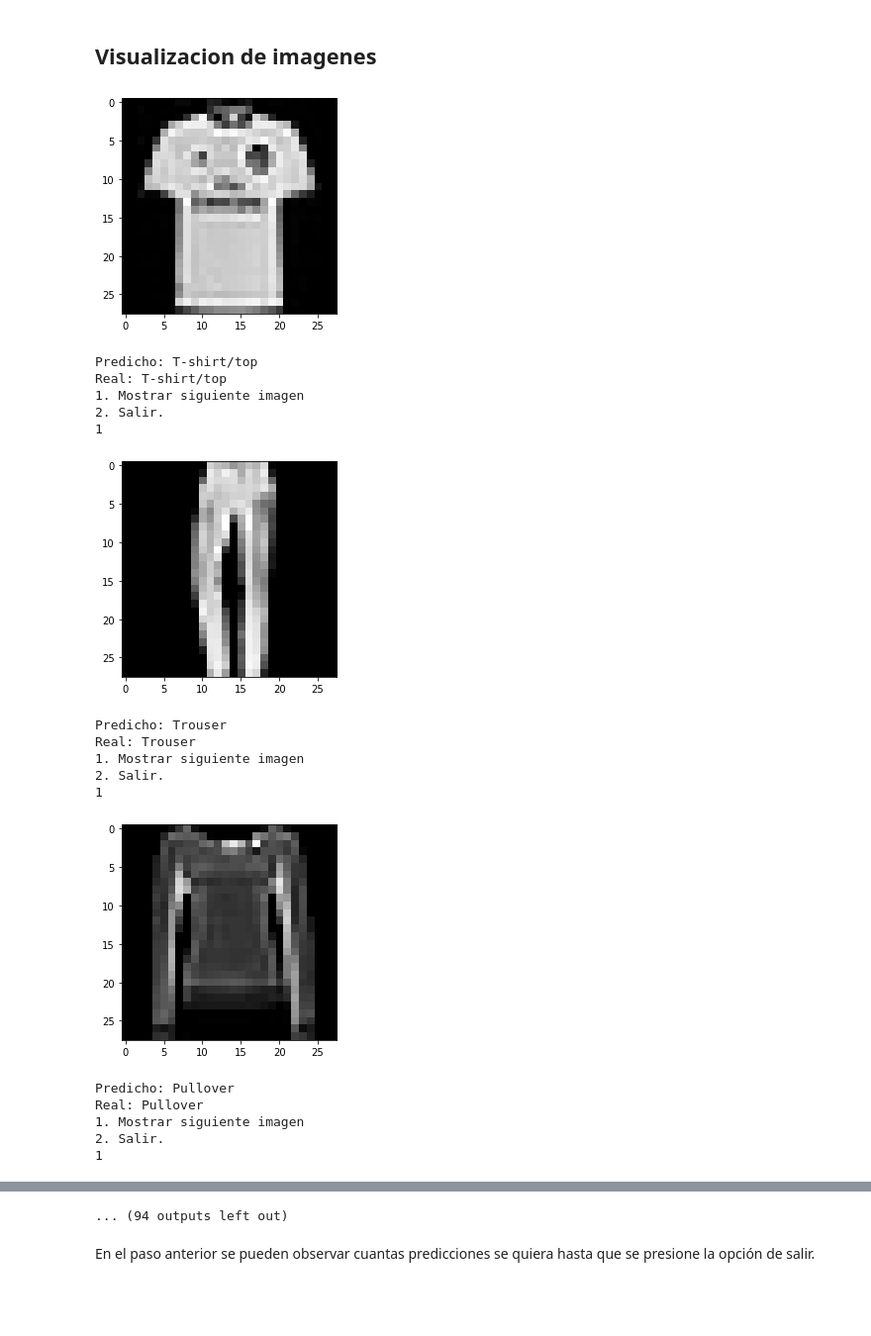
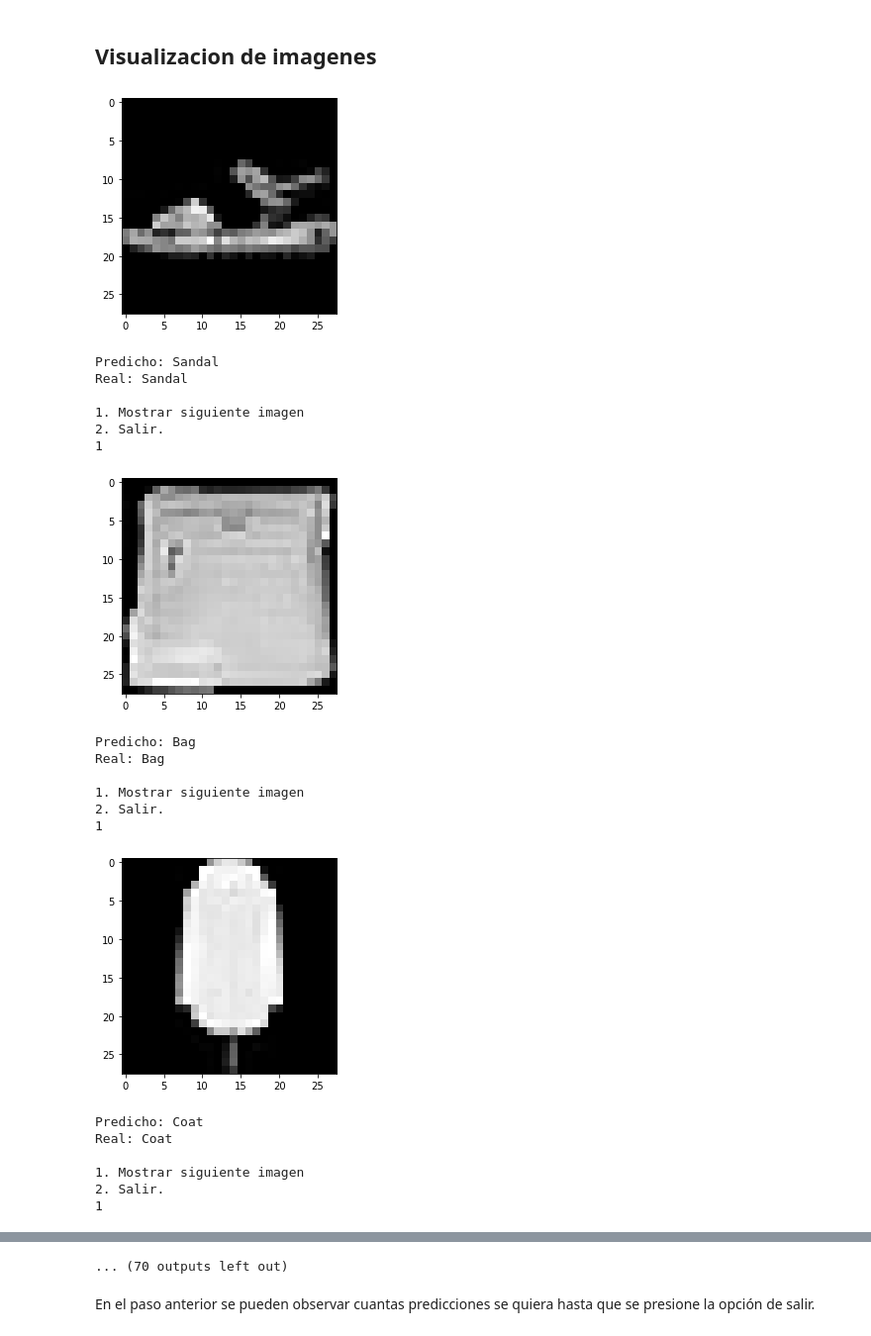
Before and after one commit to javiercarpio57/Redes-neuronales, a Jupyter notebook: RedesNeuronales.ipynb, the cells around one changed output, grey strips where cells are left out. Shown at 99% size. Saved outputs shown, nothing was run; the diff lists cells and outputs as text; code cells hidden in the pictures; blank space fills up the shorter version.

```diff
--- a/RedesNeuronales.ipynb
+++ b/RedesNeuronales.ipynb
@@ -138,43 +138,53 @@ Del paso anterior, vemos que se obtiene un accuracy del 88.25% (para este caso e
 x_test = dataset_test.iloc[:, 1:]
 # %%
 op = 0
-cont = 0
-while op != "2" and cont < len(a[-1]):
-    pixels = listToMatrix(x_test.values[cont], 28)
+nums = []
+
+# and cont < len(a[-1])
+
+while op != "2":
+    num = random.randint(0, len(a[-1]))
+    while num in nums:
+        nums.append(num)
+
+    pixels = listToMatrix(x_test.values[num], 28)
 
     # Convert the pixels into an array using numpy
     array = np.array(pixels, dtype=np.uint8)
 
     # Use PIL to create an image from the new array of pixels
     new_image = Image.fromarray(array)
     new_image.save('test.png')
 
     img = mpimg.imread('test.png')
     imgplot = plt.imshow(img)
 
     plt.show()
-    print("Predicho: " + mnist[maximos[cont]])
-    print("Real: " + mnist[y_test[cont][0]])
+    print("Predicho: " + mnist[maximos[num]])
+    print("Real: " + mnist[y_test[num][0]])
 
-    cont += 1
+#     cont += 1
 
     op = input("\n1. Mostrar siguiente imagen\n2. Salir.\n")
 # %% [output]
-[figure, old version]
+[figure, new version]
-Predicho: T-shirt/top
-Real: T-shirt/top
+Predicho: Sandal
+Real: Sandal
+
 1. Mostrar siguiente imagen
 2. Salir.
 1
-[figure, old version]
+[figure, new version]
-Predicho: Trouser
-Real: Trouser
+Predicho: Bag
+Real: Bag
+
 1. Mostrar siguiente imagen
 2. Salir.
 1
-[figure, old version]
+[figure, new version]
-Predicho: Pullover
-Real: Pullover
+Predicho: Coat
+Real: Coat
+
 1. Mostrar siguiente imagen
 2. Salir.
 1
@@ -196,7 +209,7 @@ Real: Pullover
 1. Mostrar siguiente imagen
 2. Salir.
 1
-... (94 outputs left out)
+... (70 outputs left out)
 # %% [markdown]
 En el paso anterior se pueden observar cuantas predicciones se quiera hasta que se presione la opción de salir.
 # %% [markdown]
```
Also changed, not shown: parts of 1 cell of this notebook, 1 other file.
